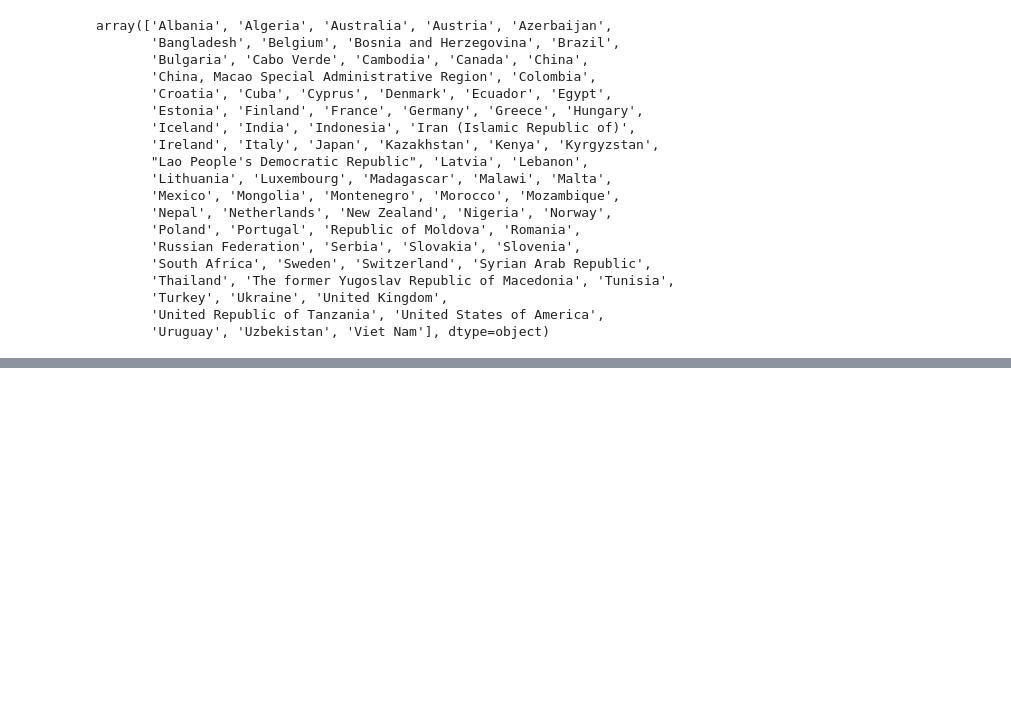
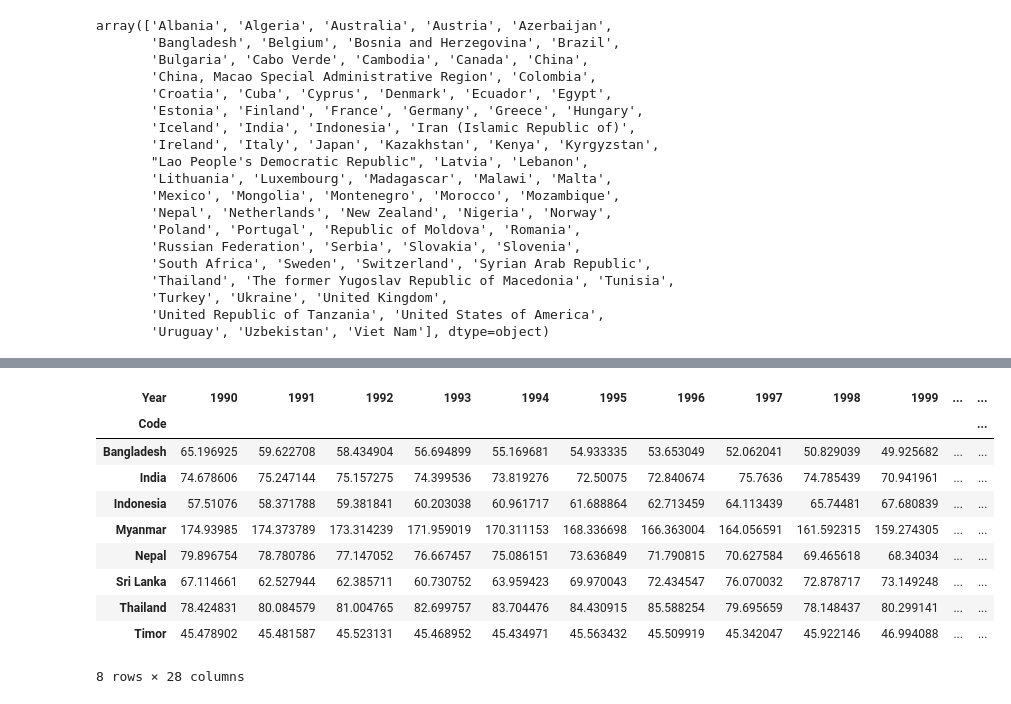
Before and after one commit to Jonathan-Z/GatechCorrelation1TobaccoDatathon, a Jupyter notebook: SouthEastAsia.ipynb, the cells around one changed output, grey strips where cells are left out. Drawn from its saved outputs; the diff is of its cells as text; code cells hidden in the pictures; blank space fills up the shorter version.

```diff
--- a/SouthEastAsia.ipynb
+++ b/SouthEastAsia.ipynb
@@ -218,0 +245,16 @@ stop_smoking[stop_smoking["Code"].isin(SEA_Countries_Code)]
+# %%
+SEAdeath_rates_smoking_ageRest.index.names = ["Code"]
+# %%
+SEAdeath_rates_smoking_ageRest
+# %% [output]
+| Year | 1990 | 1991 | 1992 | 1993 | 1994 | 1995 | 1996 | 1997 | 1998 | 1999 | ... | ... |
+| Code |  |  |  |  |  |  |  |  |  |  |  | ... |
+| Bangladesh | 65.196925 | 59.622708 | 58.434904 | 56.694899 | 55.169681 | 54.933335 | 53.653049 | 52.062041 | 50.829039 | 49.925682 | ... | ... |
+| India | 74.678606 | 75.247144 | 75.157275 | 74.399536 | 73.819276 | 72.50075 | 72.840674 | 75.7636 | 74.785439 | 70.941961 | ... | ... |
+| Indonesia | 57.51076 | 58.371788 | 59.381841 | 60.203038 | 60.961717 | 61.688864 | 62.713459 | 64.113439 | 65.74481 | 67.680839 | ... | ... |
+| Myanmar | 174.93985 | 174.373789 | 173.314239 | 171.959019 | 170.311153 | 168.336698 | 166.363004 | 164.056591 | 161.592315 | 159.274305 | ... | ... |
+| Nepal | 79.896754 | 78.780786 | 77.147052 | 76.667457 | 75.086151 | 73.636849 | 71.790815 | 70.627584 | 69.465618 | 68.34034 | ... | ... |
+| Sri Lanka | 67.114661 | 62.527944 | 62.385711 | 60.730752 | 63.959423 | 69.970043 | 72.434547 | 76.070032 | 72.878717 | 73.149248 | ... | ... |
+| Thailand | 78.424831 | 80.084579 | 81.004765 | 82.699757 | 83.704476 | 84.430915 | 85.588254 | 79.695659 | 78.148437 | 80.299141 | ... | ... |
+| Timor | 45.478902 | 45.481587 | 45.523131 | 45.468952 | 45.434971 | 45.563432 | 45.509919 | 45.342047 | 45.922146 | 46.994088 | ... | ... |
+8 rows × 28 columns
```
Also changed, not shown: parts of 17 cells of this notebook, 3 other files.
